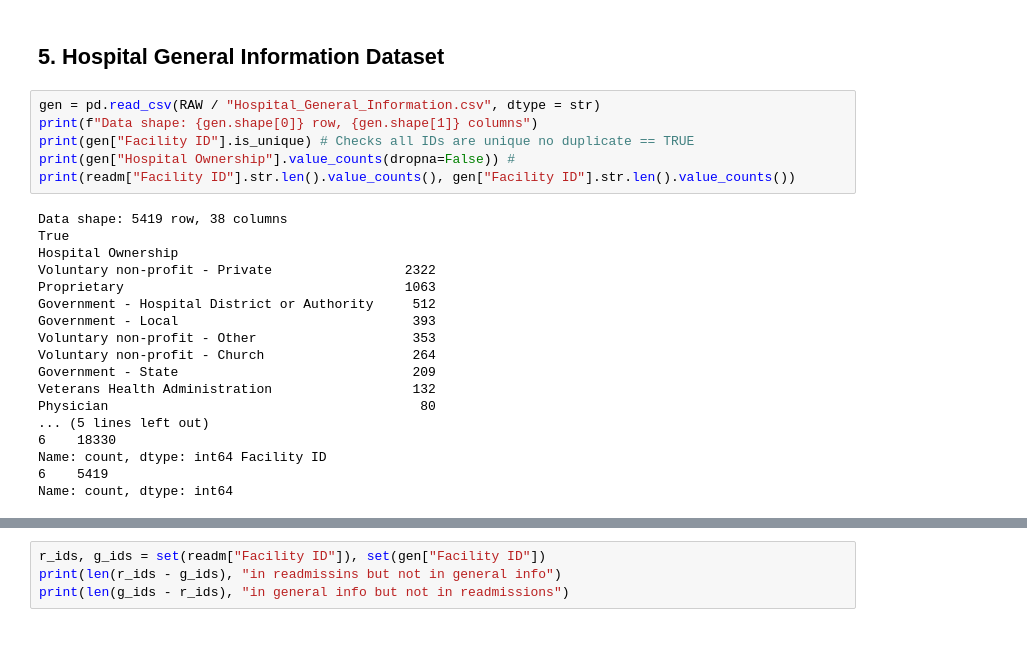
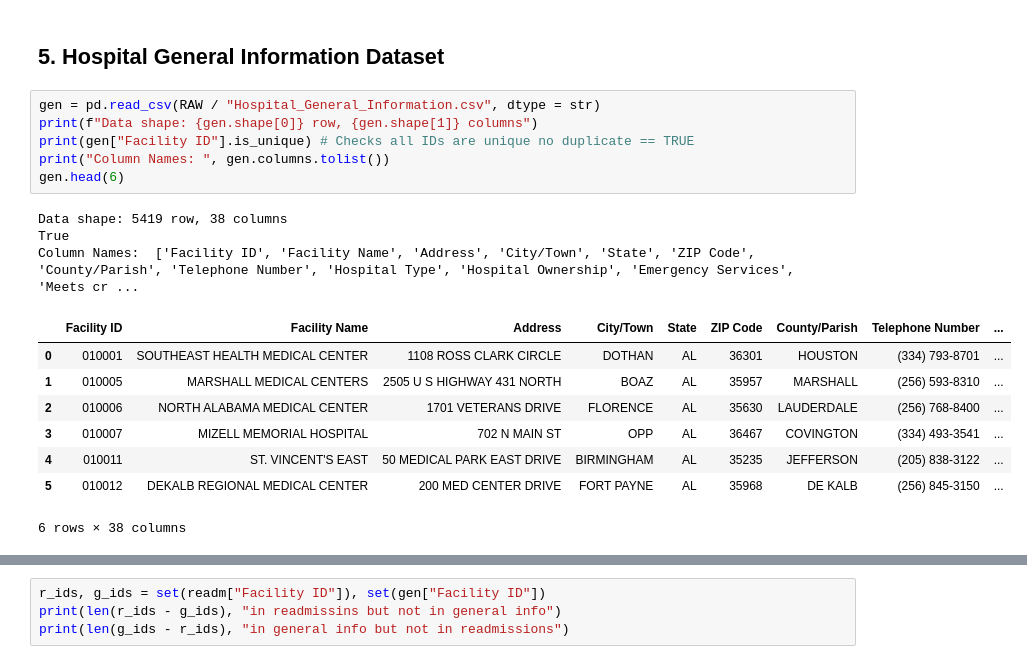
Before and after one commit to yrojasrey28-cloud/Hospital-Readmission-Penalties, a Jupyter notebook: notebooks/01_data_audit.ipynb, the cells around one changed output, grey strips where cells are left out. Cells and saved outputs as stored; diff of their text form; blank space fills up the shorter version.

```diff
--- a/notebooks/01_data_audit.ipynb
+++ b/notebooks/01_data_audit.ipynb
@@ -97,24 +98,18 @@ READM-30-PN-HRRP         3055    2715
 # %%
 gen = pd.read_csv(RAW / "Hospital_General_Information.csv", dtype = str)
 print(f"Data shape: {gen.shape[0]} row, {gen.shape[1]} columns")
 print(gen["Facility ID"].is_unique) # Checks all IDs are unique no duplicate == TRUE
-print(gen["Hospital Ownership"].value_counts(dropna=False)) #
-print(readm["Facility ID"].str.len().value_counts(), gen["Facility ID"].str.len().value_counts())
+print("Column Names: ", gen.columns.tolist())
+gen.head(6)
 # %% [output]
 Data shape: 5419 row, 38 columns
 True
-Hospital Ownership
-Voluntary non-profit - Private                 2322
-Proprietary                                    1063
-Government - Hospital District or Authority     512
-Government - Local                              393
-Voluntary non-profit - Other                    353
-Voluntary non-profit - Church                   264
-Government - State                              209
-Veterans Health Administration                  132
-Physician                                        80
-... (5 lines left out)
-6    18330
-Name: count, dtype: int64 Facility ID
-6    5419
-Name: count, dtype: int64
+Column Names:  ['Facility ID', 'Facility Name', 'Address', 'City/Town', 'State', 'ZIP Code', 'County/Parish', 'Telephone Number', 'Hospital Type', 'Hospital Ownership', 'Emergency Services', 'Meets cr ...
+|  | Facility ID | Facility Name | Address | City/Town | State | ZIP Code | County/Parish | Telephone Number | ... |
+| 0 | 010001 | SOUTHEAST HEALTH MEDICAL CENTER | 1108 ROSS CLARK CIRCLE | DOTHAN | AL | 36301 | HOUSTON | (334) 793-8701 | ... |
+| 1 | 010005 | MARSHALL MEDICAL CENTERS | 2505 U S HIGHWAY 431 NORTH | BOAZ | AL | 35957 | MARSHALL | (256) 593-8310 | ... |
+| 2 | 010006 | NORTH ALABAMA MEDICAL CENTER | 1701 VETERANS DRIVE | FLORENCE | AL | 35630 | LAUDERDALE | (256) 768-8400 | ... |
+| 3 | 010007 | MIZELL MEMORIAL HOSPITAL | 702 N MAIN ST | OPP | AL | 36467 | COVINGTON | (334) 493-3541 | ... |
+| 4 | 010011 | ST. VINCENT'S EAST | 50 MEDICAL PARK EAST DRIVE | BIRMINGHAM | AL | 35235 | JEFFERSON | (205) 838-3122 | ... |
+| 5 | 010012 | DEKALB REGIONAL MEDICAL CENTER | 200 MED CENTER DRIVE | FORT PAYNE | AL | 35968 | DE KALB | (256) 845-3150 | ... |
+6 rows × 38 columns
```
Also changed, not shown: parts of 5 cells of this notebook, 2 other files.
